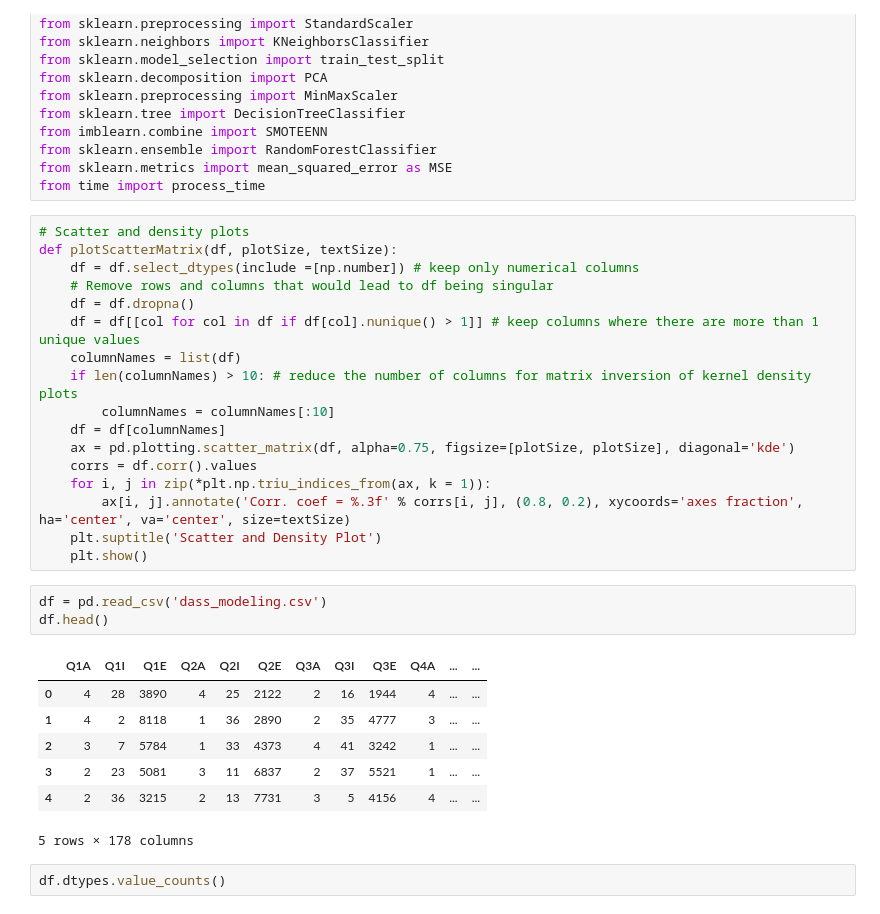
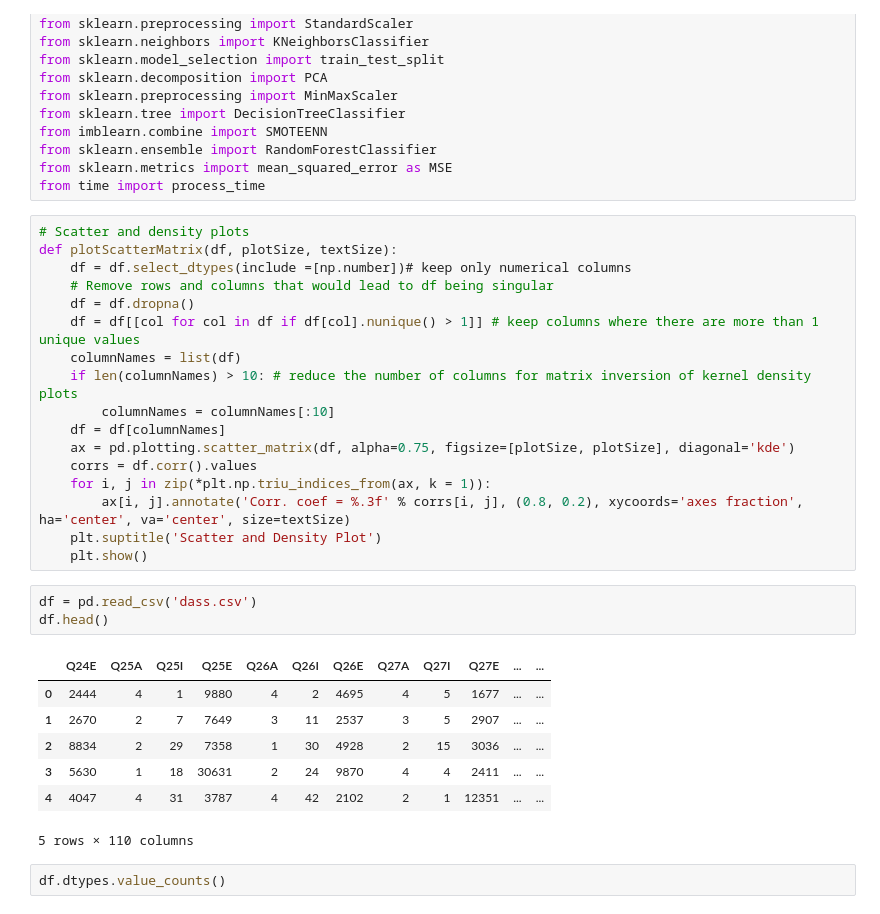
Before and after one commit to tfgerling/Final_project, a Jupyter notebook: Just Jamie thinking about data modeling.ipynb, the cells around one changed output. Cells and saved outputs as stored; diff of their text form.

```diff
--- a/Just Jamie thinking about data modeling.ipynb
+++ b/Just Jamie thinking about data modeling.ipynb
@@ -18,7 +18,7 @@ from time import process_time
 # %%
 # Scatter and density plots
 def plotScatterMatrix(df, plotSize, textSize):
-    df = df.select_dtypes(include =[np.number]) # keep only numerical columns
+    df = df.select_dtypes(include =[np.number])# keep only numerical columns
     # Remove rows and columns that would lead to df being singular
     df = df.dropna()
     df = df[[col for col in df if df[col].nunique() > 1]] # keep columns where there are more than 1 unique values
@@ -33,16 +33,16 @@ def plotScatterMatrix(df, plotSize, textSize):
     plt.suptitle('Scatter and Density Plot')
     plt.show()
 # %%
-df = pd.read_csv('dass_modeling.csv')
+df = pd.read_csv('dass.csv')
 df.head()
 # %% [output]
-|  | Q1A | Q1I | Q1E | Q2A | Q2I | Q2E | Q3A | Q3I | Q3E | Q4A | ... | ... |
-| 0 | 4 | 28 | 3890 | 4 | 25 | 2122 | 2 | 16 | 1944 | 4 | ... | ... |
-| 1 | 4 | 2 | 8118 | 1 | 36 | 2890 | 2 | 35 | 4777 | 3 | ... | ... |
-| 2 | 3 | 7 | 5784 | 1 | 33 | 4373 | 4 | 41 | 3242 | 1 | ... | ... |
-| 3 | 2 | 23 | 5081 | 3 | 11 | 6837 | 2 | 37 | 5521 | 1 | ... | ... |
-| 4 | 2 | 36 | 3215 | 2 | 13 | 7731 | 3 | 5 | 4156 | 4 | ... | ... |
+|  | Q24E | Q25A | Q25I | Q25E | Q26A | Q26I | Q26E | Q27A | Q27I | Q27E | ... | ... |
+| 0 | 2444 | 4 | 1 | 9880 | 4 | 2 | 4695 | 4 | 5 | 1677 | ... | ... |
+| 1 | 2670 | 2 | 7 | 7649 | 3 | 11 | 2537 | 3 | 5 | 2907 | ... | ... |
+| 2 | 8834 | 2 | 29 | 7358 | 1 | 30 | 4928 | 2 | 15 | 3036 | ... | ... |
+| 3 | 5630 | 1 | 18 | 30631 | 2 | 24 | 9870 | 4 | 4 | 2411 | ... | ... |
+| 4 | 4047 | 4 | 31 | 3787 | 4 | 42 | 2102 | 2 | 1 | 12351 | ... | ... |
-5 rows × 178 columns
+5 rows × 110 columns
 # %%
 df.dtypes.value_counts()
 # %% [output]
```
